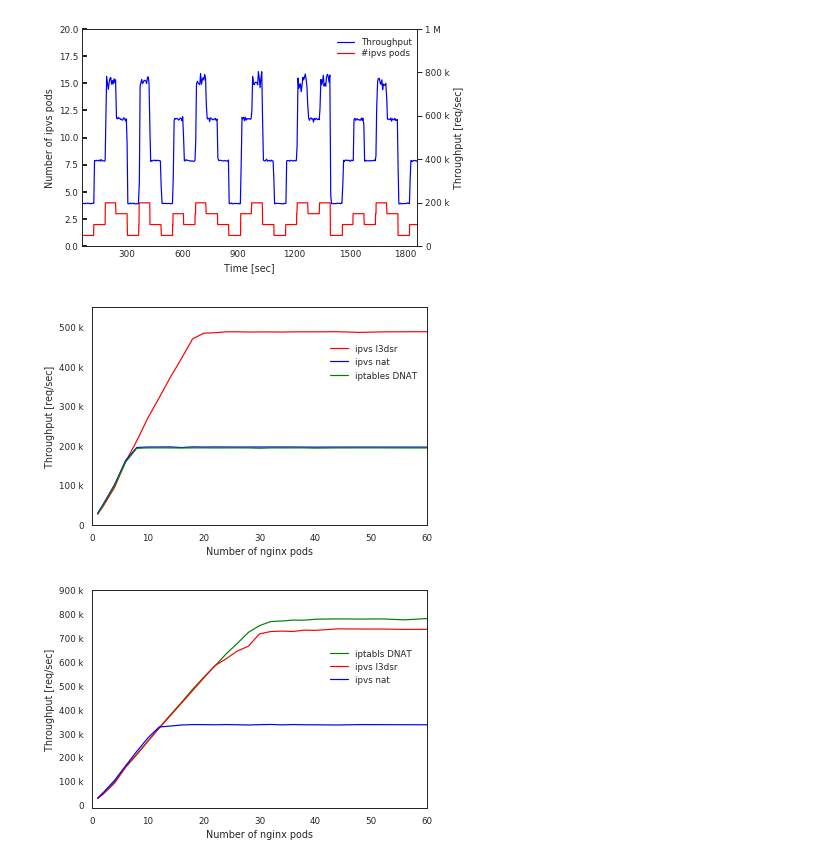
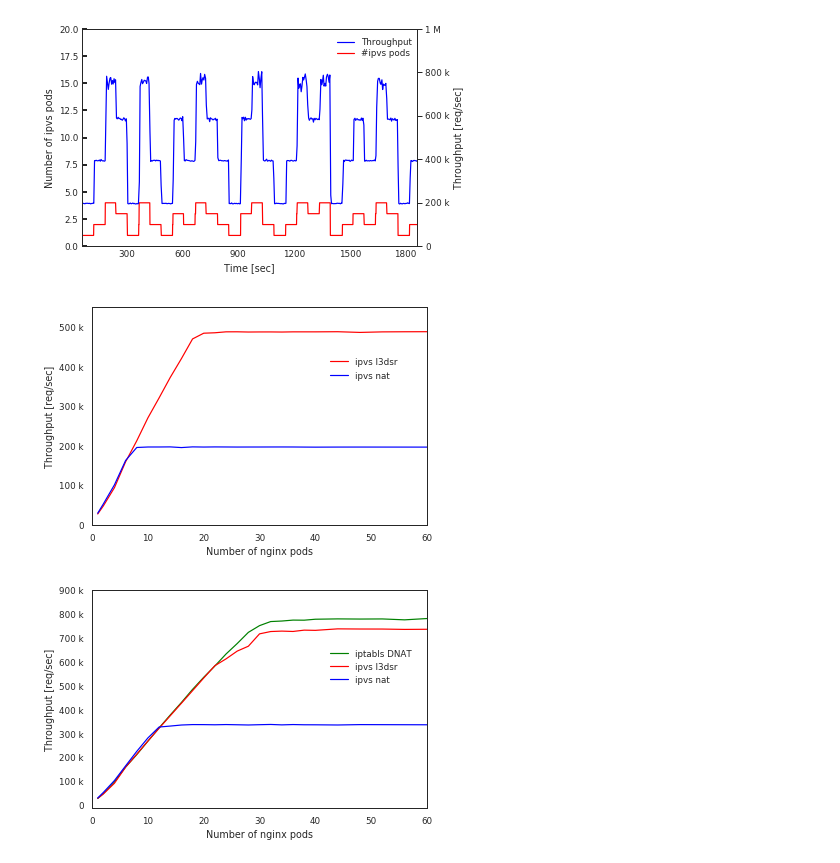
Before and after one commit to ktaka-ccmp/kube-lb-bench, a Jupyter notebook: PHD_THESIS.ipynb, the cells around one changed output. Cells and saved outputs as stored; diff of their text form; code cells hidden in the pictures.

```diff
--- a/PHD_THESIS.ipynb
+++ b/PHD_THESIS.ipynb
@@ -905,35 +905,35 @@ d5 = np.loadtxt("KuruwaNew/Try01_cubic/rss_rps_rfs_xps_0_1_1_1/ipvs1_5.csv",usec
 d6 = np.loadtxt("KuruwaNew/Try01_cubic/rss_rps_rfs_xps_0_1_1_1/ipvs1_6.csv",usecols=(0,1), delimiter=',', unpack=True, skiprows=1)
 d7 = np.loadtxt("KuruwaNew/Try01_cubic/rss_rps_rfs_xps_0_1_1_1/ipvs1_7.csv",usecols=(0,1), delimiter=',', unpack=True, skiprows=1)
 d8 = np.loadtxt("KuruwaNew/Try01_cubic/rss_rps_rfs_xps_0_1_1_1/ipvs1_8.csv",usecols=(0,1), delimiter=',', unpack=True, skiprows=1)
 d9 = np.loadtxt("KuruwaNew/Try01_cubic/rss_rps_rfs_xps_0_1_1_1/ipvs1_9.csv",usecols=(0,1), delimiter=',', unpack=True, skiprows=1)
 
 dt=np.delete(np.concatenate((d0, d1, d2, d3, d4, d5, d6, d7, d8, d9), axis=0), [2,4,6,8,10,12,14,16,18],0)
 m=np.mean(dt[1::1], axis=0)
 
 cb1=dt; mcb1=m
 
 ax1.plot(cb1gtun[0], mcb1gtun,  color='r', ls='-', marker='', label='ipvs l3dsr')
 # ax1.plot(cb1gtun[0], cb1gtun[1::1].T,  color='b', ls='', marker='.')
 
 ax1.plot(cb1[0], mcb1,  color='b', ls='-', marker='', label='ipvs nat')
 # ax1.plot(cb1[0], cb1[1::1].T,  color='r', ls='', marker='.')
 
-ax1.plot(cb1gdnat[0], mcb1gdnat,  color='g', ls='-', marker='', label='iptables DNAT')
+# ax1.plot(cb1gdnat[0], mcb1gdnat,  color='g', ls='-', marker='', label='iptables DNAT')
 # ax1.plot(cb1gdnat[0], cb1gdnat[1::1].T,  color='g', ls='', marker='.')
 
 ax1.yaxis.set_major_formatter(FuncFormatter(y_fmt))
 
 ax1.set_xlim(0,60)
 ax1.set_yticks(np.arange(0, 600001, 100000))
 ax1.set_ylim(0,550000)
 ax1.set_ylabel('Throughput [req/sec]')
 ax1.set_xlabel('Number of nginx pods')
 ax1.legend(frameon=False,loc=(0.7,0.65))
 
 # plt.show()
 plt.savefig('PHD_THESIS_FIGS/ipvs_l3dsr_1g.png', bbox_inches="tight", dpi=600)
 # %% [output]
-[figure, old version]
+[figure, new version]
 # %%
 import numpy as np
 import pandas as pd
```
Also changed, not shown: 1 other file.
